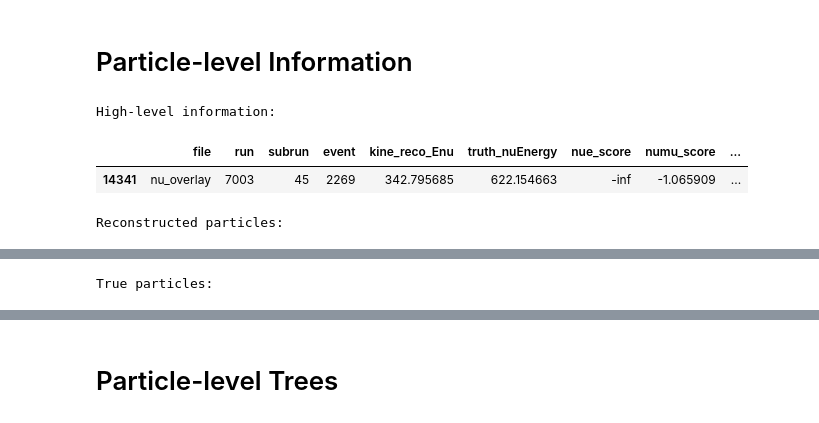
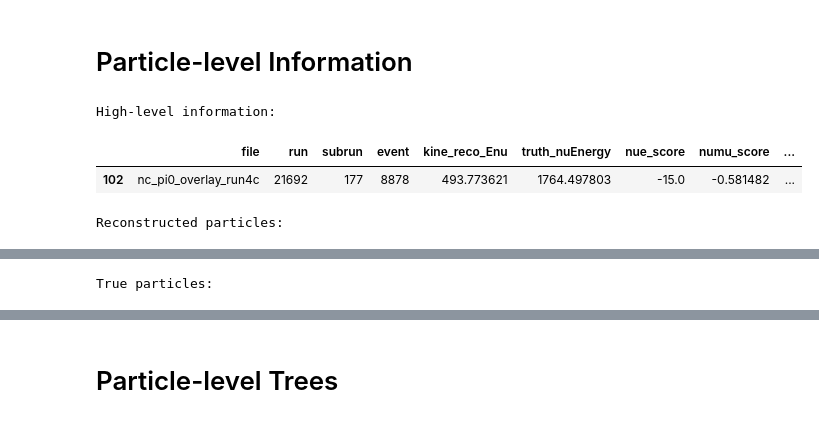
Before and after one commit to leehagaman/wc_ntuple_tutorial, a Jupyter notebook: tutorial.ipynb, the cells around one changed output, grey strips where cells are left out. Cells and saved outputs as stored; diff of their text form; code cells hidden in the pictures.

Commit message:
started updating with SURPRISE files

```diff
--- a/tutorial.ipynb
+++ b/tutorial.ipynb
@@ -11,6 +10,6 @@ from scipy.stats import binomtest
 # %% [markdown]
 # Loading Root Files Into Pandas Dataframes
 # %%
-f_nu_overlay = uproot.open("data/checkout_prodgenie_bnb_nu_overlay_run1_PF.root")
-f_nu_overlay.keys()
+f = uproot.open("data/checkout_MCC9.10_Run4c4d5_v10_04_07_13_BNB_NCpi0_overlay_surprise_reco2_hist_4c.root")
+f.keys()
 # %% [output]
@@ -251,0 +144,12 @@ all_df = pd.concat([data_df, pred_df], axis=0, ignore_index=True)
+# %%
+vars = {}
+vars.update(f["wcpselection"]["T_BDTvars"].arrays(T_bdt_vars, library="np"))
+vars.update(f["wcpselection"]["T_eval"].arrays(T_eval_vars, library="np"))
+vars.update(f["wcpselection"]["T_KINEvars"].arrays(T_kine_vars, library="np"))
+vars.update(f["wcpselection"]["T_PFeval"].arrays(T_pf_vars, library="np"))
+nc_pi0_overlay_file_POT = np.sum(f["wcpselection"]["T_pot"].arrays("pot_tor875good", library="np")["pot_tor875good"])
+for col in vars:
+    vars[col] = vars[col].tolist()
+all_df = pd.DataFrame(vars)
+all_df["file"] = "nc_pi0_overlay_run4c"
+print(f"loaded nc pi0 file, {len(all_df)} events, {nc_pi0_overlay_file_POT:.4e} POT")
@@ -257,7 +163,7 @@ proton_nums = []
 other_track_nums = []
 energy_lists = all_df["kine_energy_particle"].to_numpy()
 pdg_lists = all_df["kine_particle_type"].to_numpy()
-for i in tqdm(range(all_df.shape[0])):
+for i in tqdm(range(all_df.shape[0]), desc="Adding extra WC reco particle variables"):
     proton_num = 0
     other_track_num = 0
     energy_list = energy_lists[i]
@@ -279,7 +185,7 @@ max_prim_proton_energies = []
 truth_pdgs = all_df["truth_pdg"].to_numpy()
 truth_mothers = all_df["truth_mother"].to_numpy()
 truth_startMomentums = all_df["truth_startMomentum"].to_numpy()
-for i in tqdm(range(all_df.shape[0])):
+for i in tqdm(range(all_df.shape[0]), desc="Adding extra WC truth particle variables"):
     max_prim_proton_energy = 0
     truth_pdg_list = truth_pdgs[i]
     truth_mother_list = truth_mothers[i]
@@ -470,31 +239,30 @@ plt.show()
 # %%
 # A lot of the information in these files comes from detailed processing of raw WC spacepoints, which are not saved in these files.
 # We do save some basic information about each WC reco particle.
 # This type of information is the input to the new RNN-based energy estimator: https://arxiv.org/abs/2406.10123
 
 # Let's look at one event, passing the WC NC Pi0 selection:
 
-one_event_df = pred_df.query("file=='nu_overlay' and run==7003 and subrun==45 and event==2269")
-
+one_event_df = all_df.query("file=='nc_pi0_overlay_run4c' and run==21692 and subrun==177 and event==8878")
 print("High-level information:")
 display(one_event_df[["file", "run", "subrun", "event", "kine_reco_Enu", "truth_nuEnergy", "nue_score", "numu_score", "nc_delta_score", "nc_pio_score"]])
 
 print("Reconstructed particles:")
 display(one_event_df[["reco_Ntrack", "reco_id", "reco_mother", "reco_pdg", "reco_startMomentum", "reco_startXYZT", "reco_endXYZT"]])
 
 # reco_Ntrack shows us that we have 13 reconstructed particles, so each variable is a vector of length 13.
 # Each of these has an id and a mother, which form a tree structure. Each of these has a reco pdg describing the type of particle,
 # a reco momentum 4-vector describing the reconstructed energy and direction, and a reco start and end XYZT 4-vector, which give the reconstructed position and time.
 
 # We also have the same information for truth particles:
 
 print("True particles:")
 display(one_event_df[["truth_Ntrack", "truth_id", "truth_pdg", "truth_mother", "truth_startMomentum", "truth_startXYZT", "truth_endXYZT"]])
 
 # There is even more information in the files, for example truth_process that can tell you more about what process created a particle, but we won't use that in this tutorial.
 # %% [output]
 High-level information:
 |  | file | run | subrun | event | kine_reco_Enu | truth_nuEnergy | nue_score | numu_score | ... |
-| 14341 | nu_overlay | 7003 | 45 | 2269 | 342.795685 | 622.154663 | -inf | -1.065909 | ... |
+| 102 | nc_pi0_overlay_run4c | 21692 | 177 | 8878 | 493.773621 | 1764.497803 | -15.0 | -0.581482 | ... |
 Reconstructed particles:
 |  | reco_Ntrack | reco_id | reco_mother | reco_pdg | reco_startMomentum | reco_startXYZT | reco_endXYZT |
```
Also changed, not shown: parts of 19 cells of this notebook, 6 other files.
